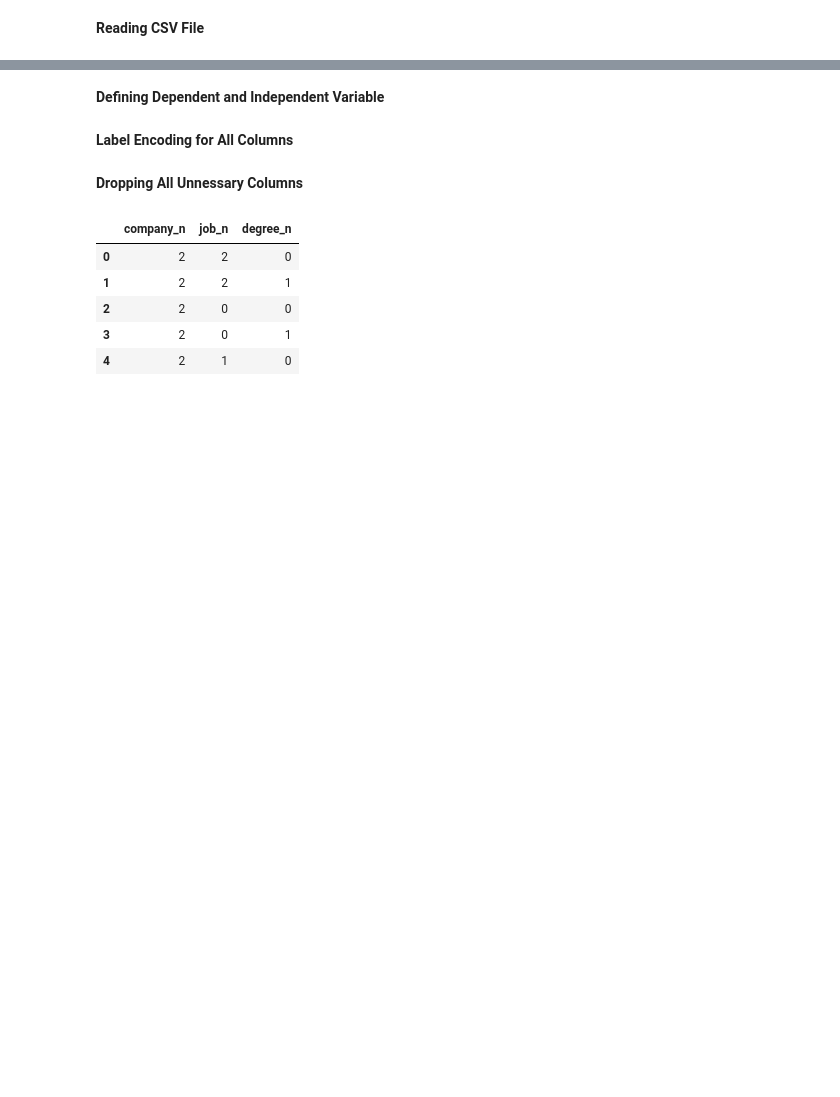
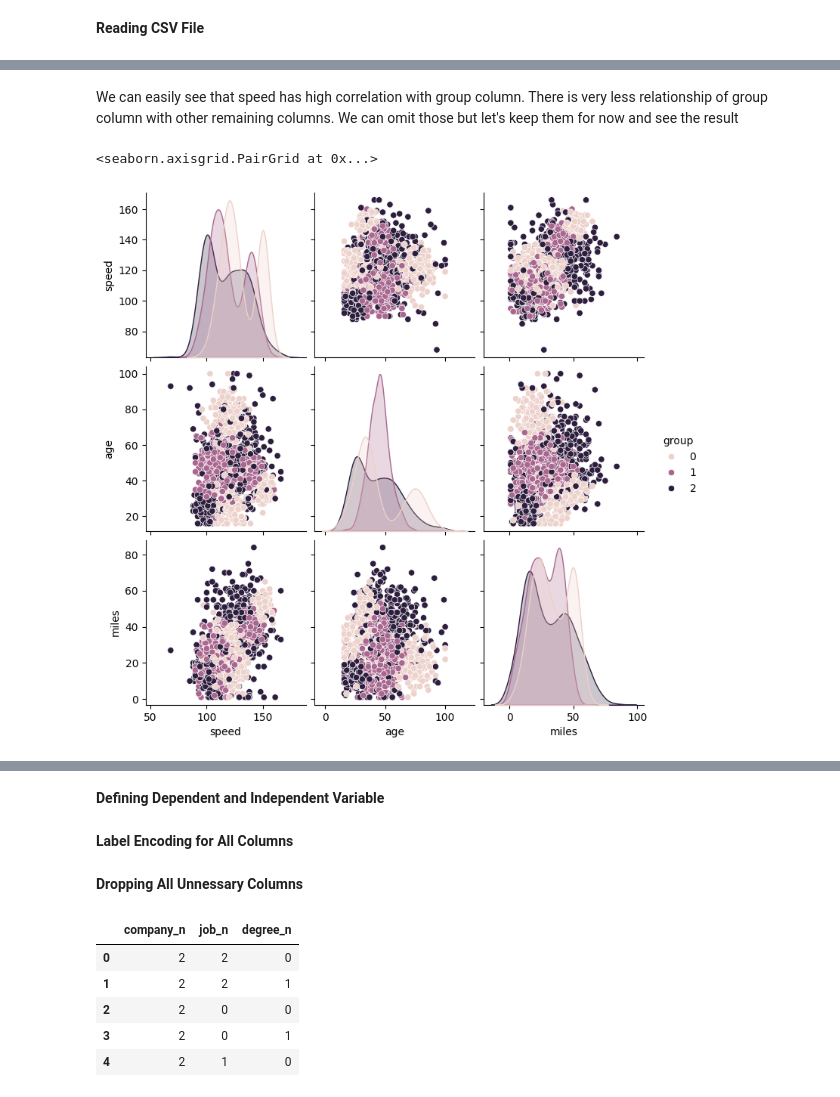
Before and after one commit to prabigya-pathak108/MachineLearningAlgorithmsPractice, a Jupyter notebook: DecisionTree/Decision Tree.ipynb, the cells around one changed output, grey strips where cells are left out. Saved outputs shown, nothing was run; the diff lists cells and outputs as text; code cells hidden in the pictures; blank space fills up the shorter version.

```diff
--- a/DecisionTree/Decision Tree.ipynb
+++ b/DecisionTree/Decision Tree.ipynb
@@ -18,0 +90,7 @@ df.head()
+# %% [markdown]
+We can easily see that speed has high correlation with group column. There is very less relationship of group column with other remaining columns. We can omit those but let's keep them for now and see the result
+# %%
+sns.pairplot(df,hue="group")
+# %% [output]
+<seaborn.axisgrid.PairGrid at 0x...>
+[figure, added]
```
Also changed, not shown: parts of 33 cells of this notebook.
